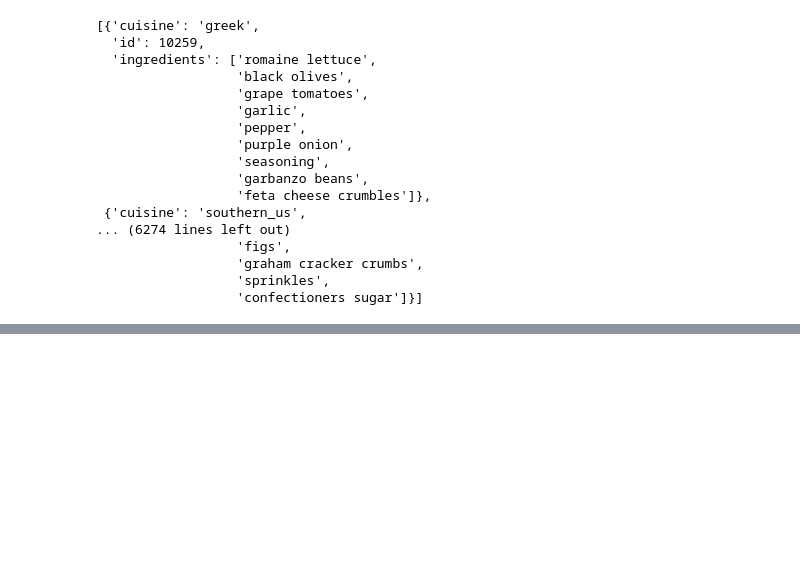
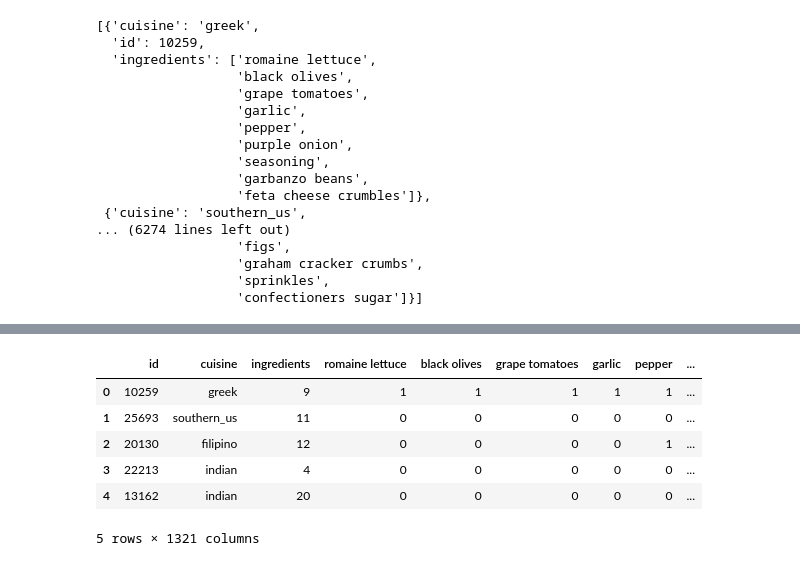
Before and after one commit to lagunovartur/sf_data_science, a Jupyter notebook: unit3/13 работа с файлами/13.1.ipynb, the cells around one changed output, grey strips where cells are left out. Cells and saved outputs as stored; diff of their text form; code cells hidden in the pictures; blank space fills up the shorter version.

```diff
--- a/unit3/13 работа с файлами/13.ipynb
+++ b/unit3/13 работа с файлами/13.1.ipynb
@@ -26,0 +138,11 @@ pprint(recipes)
+# %%
+df5 = pd.read_csv('recipes2.csv')
+df5.head()
+# %% [output]
+|  | id | cuisine | ingredients | romaine lettuce | black olives | grape tomatoes | garlic | pepper | ... |
+| 0 | 10259 | greek | 9 | 1 | 1 | 1 | 1 | 1 | ... |
+| 1 | 25693 | southern_us | 11 | 0 | 0 | 0 | 0 | 0 | ... |
+| 2 | 20130 | filipino | 12 | 0 | 0 | 0 | 0 | 1 | ... |
+| 3 | 22213 | indian | 4 | 0 | 0 | 0 | 0 | 0 | ... |
+| 4 | 13162 | indian | 20 | 0 | 0 | 0 | 0 | 0 | ... |
+5 rows × 1321 columns
```
Also changed, not shown: parts of 10 cells of this notebook, 5 other files.
